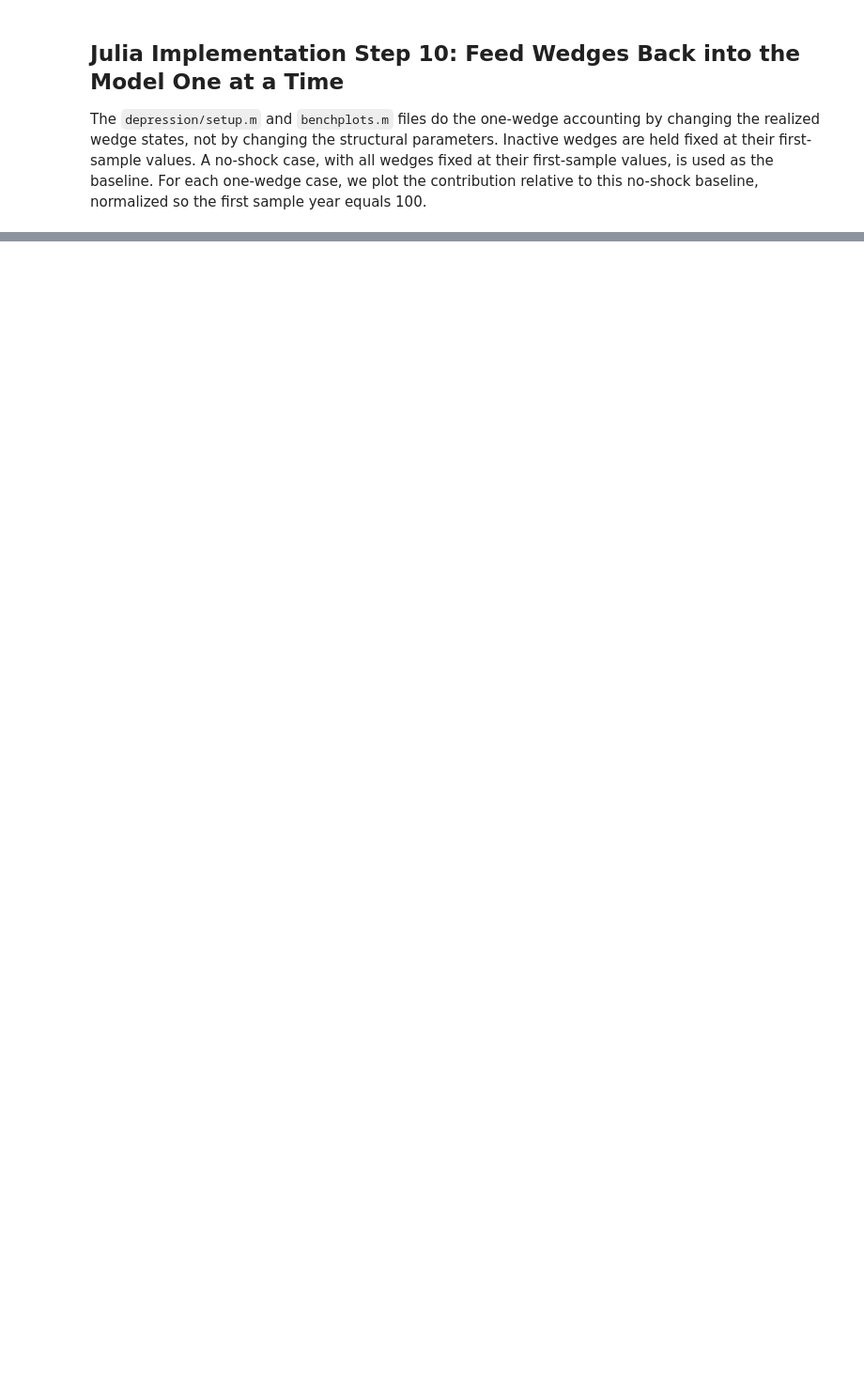
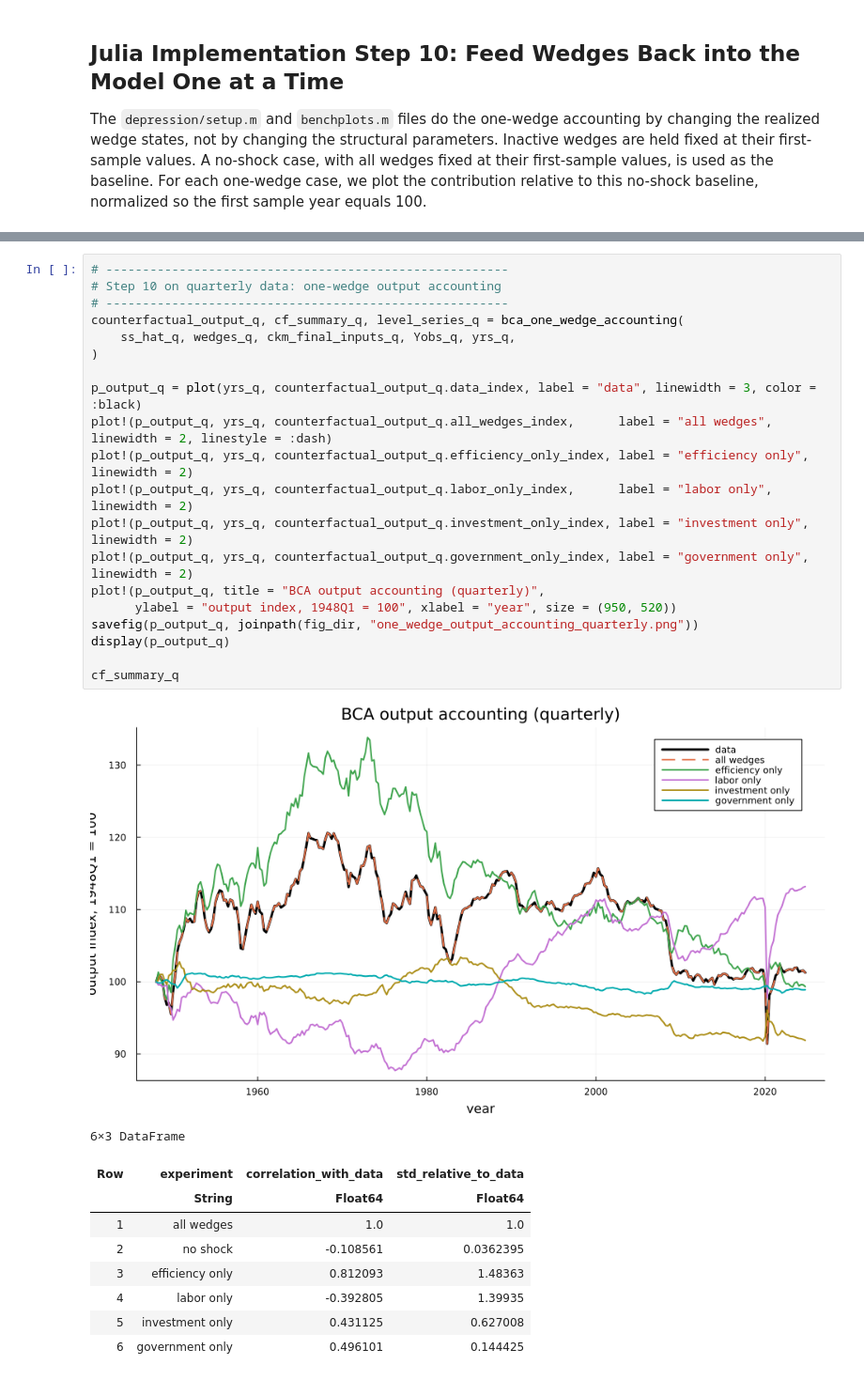
Before and after one commit to YuxuanZhao-Econ/ECON8208, a Jupyter notebook: HW7/HW7.ipynb, the cells around one changed output, grey strips where cells are left out. Shown at 94% size. Drawn from its saved outputs; the diff is of its cells as text; blank space fills up the shorter version.

```diff
--- a/HW7/HW7.ipynb
+++ b/HW7/HW7.ipynb
@@ -2320,0 +1537,31 @@ subwindow_82
+# %%
+# -------------------------------------------------------
+# Step 10 on quarterly data: one-wedge output accounting
+# -------------------------------------------------------
+counterfactual_output_q, cf_summary_q, level_series_q = bca_one_wedge_accounting(
+    ss_hat_q, wedges_q, ckm_final_inputs_q, Yobs_q, yrs_q,
+)
+
+p_output_q = plot(yrs_q, counterfactual_output_q.data_index, label = "data", linewidth = 3, color = :black)
+plot!(p_output_q, yrs_q, counterfactual_output_q.all_wedges_index,      label = "all wedges",      linewidth = 2, linestyle = :dash)
+plot!(p_output_q, yrs_q, counterfactual_output_q.efficiency_only_index, label = "efficiency only", linewidth = 2)
+plot!(p_output_q, yrs_q, counterfactual_output_q.labor_only_index,      label = "labor only",      linewidth = 2)
+plot!(p_output_q, yrs_q, counterfactual_output_q.investment_only_index, label = "investment only", linewidth = 2)
+plot!(p_output_q, yrs_q, counterfactual_output_q.government_only_index, label = "government only", linewidth = 2)
+plot!(p_output_q, title = "BCA output accounting (quarterly)",
+      ylabel = "output index, 1948Q1 = 100", xlabel = "year", size = (950, 520))
+savefig(p_output_q, joinpath(fig_dir, "one_wedge_output_accounting_quarterly.png"))
+display(p_output_q)
+
+cf_summary_q
+# %% [output]
+[figure, added]
+6×3 DataFrame
+| Row | experiment | correlation_with_data | std_relative_to_data |
+|  | String | Float64 | Float64 |
+| 1 | all wedges | 1.0 | 1.0 |
+| 2 | no shock | -0.108561 | 0.0362395 |
+| 3 | efficiency only | 0.812093 | 1.48363 |
+| 4 | labor only | -0.392805 | 1.39935 |
+| 5 | investment only | 0.431125 | 0.627008 |
+| 6 | government only | 0.496101 | 0.144425 |
```
Also changed, not shown: parts of 28 cells of this notebook, 9 other files.
